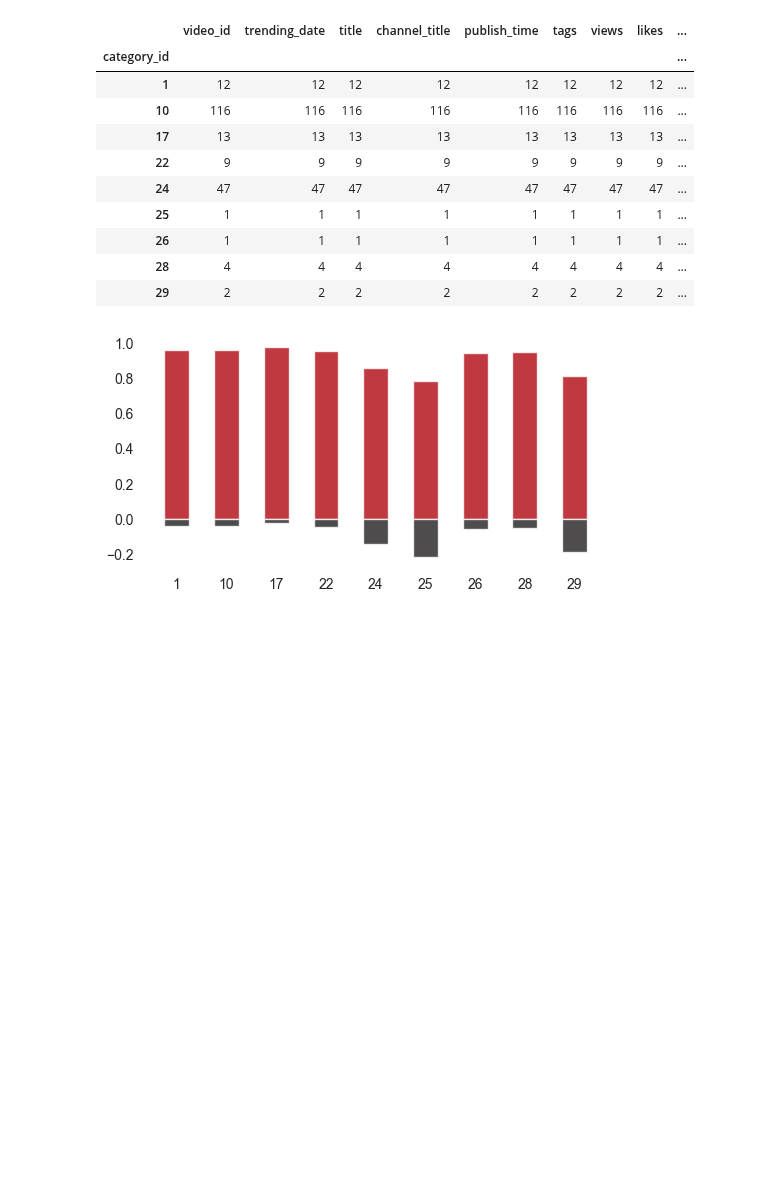
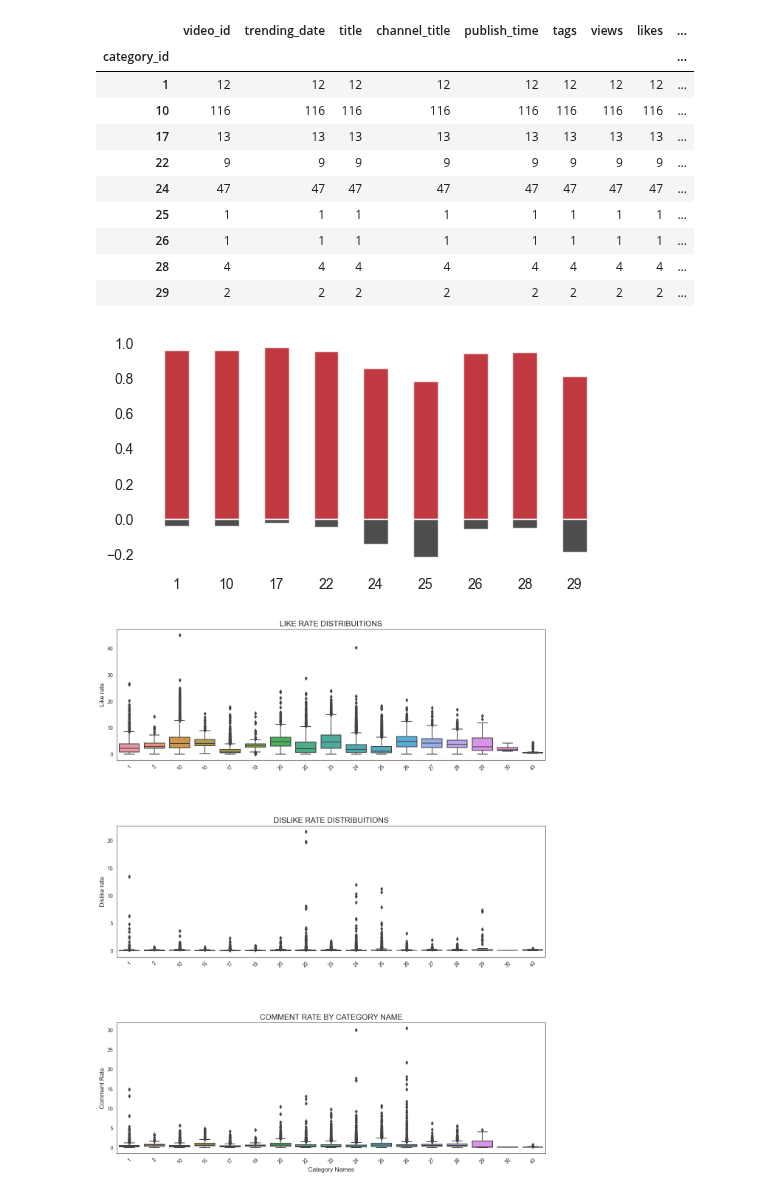
Before and after one commit to Harsh-2420/kaggle, a Jupyter notebook: Youtube/youtube-analysis.ipynb, the cells around one changed output. Drawn from its saved outputs; the diff is of its cells as text; code cells hidden in the pictures; blank space fills up the shorter version.

Commit message:
engagement rate plots

```diff
--- a/Youtube/youtube-analysis.ipynb
+++ b/Youtube/youtube-analysis.ipynb
@@ -196,3 +213,38 @@ ax.bar(dislike.index, dislike, width=0.5, color='#221f1f', alpha=0.8, label='Dis
 plt.show()
 # %% [output]
 [figure]
+# %%
+# Engagement Rate
+
+dataCA['like_rate'] =  dataCA ['likes'] / dataCA['views'] * 100
+dataCA['dislike_rate'] =  dataCA ['dislikes'] / dataCA['views'] * 100
+dataCA['comment_rate'] =  dataCA ['comment_count'] / dataCA['views'] * 100
+
+fig, ax = plt.subplots(3, 1, figsize = (15,18))
+
+plt.subplot(311)
+g= sns.boxplot(x='category_id',y='like_rate',  data=dataCA)
+g.set_xticklabels(g.get_xticklabels(),rotation=45)
+g.set_title("LIKE RATE DISTRIBUITIONS", fontsize=15)
+g.set_xlabel("", fontsize=12)
+g.set_ylabel("Like rate", fontsize=12)
+
+plt.subplot(312)
+g1= sns.boxplot(y='dislike_rate', x='category_id', data=dataCA)
+g1.set_xticklabels(g.get_xticklabels(),rotation=45)
+g1.set_title("DISLIKE RATE DISTRIBUITIONS", fontsize=15)
+g1.set_xlabel("", fontsize=12)
+g1.set_ylabel("Dislike rate", fontsize=12)
+
+plt.subplot(313)
+g2= sns.boxplot(y='comment_rate', x='category_id', data=dataCA)
+g2.set_xticklabels(g.get_xticklabels(),rotation=45)
+g2.set_title("COMMENT RATE BY CATEGORY NAME", fontsize=15)
+g2.set_xlabel("Category Names", fontsize=12)
+g2.set_ylabel("Comment Rate", fontsize=12)
+
+plt.subplots_adjust(wspace = 0.2, hspace = 0.5,top = 0.9)
+
+plt.show()
+# %% [output]
+[figure, added]
```
Also changed, not shown: parts of 2 cells of this notebook.
